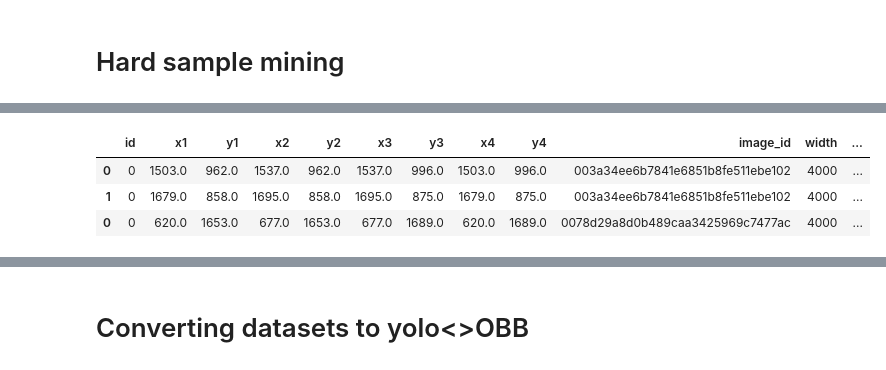
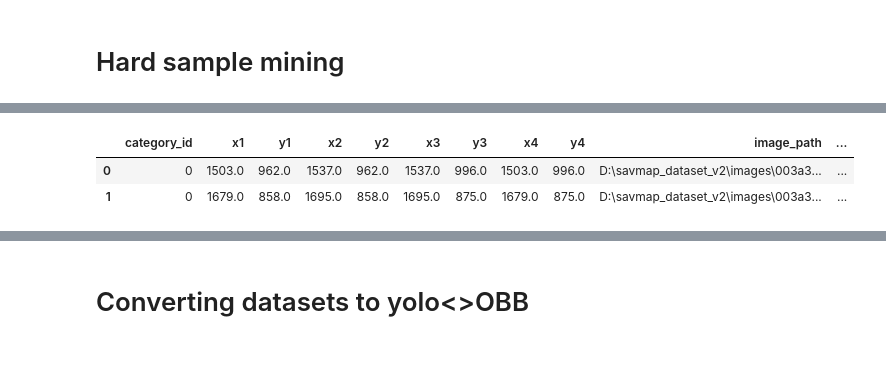
Before and after one commit to FadelMamar/datalabeling, a Jupyter notebook: notebooks/extra_datasets_creation.ipynb, the cells around one changed output, grey strips where cells are left out. Drawn from its saved outputs; the diff is of its cells as text; code cells hidden in the pictures.

```diff
--- a/notebooks/extra_datasets_creation.ipynb
+++ b/notebooks/extra_datasets_creation.ipynb
@@ -677,0 +605,9 @@ df_labels = pd.concat(df_list,axis=0)
+# %%
+# Define detector
+# to speed up inference on intel, make
+model = Detector(path_to_weights=r"C:\Users\FADELCO\OneDrive\Bureau\datalabeling\models\best_openvino_model",
+                confidence_threshold=0.1,
+                overlap_ratio=0.1,
+                tilesize=1280,
+                device='CPU',
+                is_yolo_obb=True)
@@ -677,0 +619,7 @@ df_labels = pd.concat(df_list,axis=0)
+# %%
+# load groundtruth
+with open(r"..\data\data_config.yaml",'r') as file:
+    yolo_config = yaml.load(file,Loader=yaml.FullLoader)
+
+train_images_path = [os.path.join(yolo_config['path'],yolo_config['train'][i]) for i in range(len(yolo_config['train']))]
+train_labels_path = [p.replace('images','labels') for p in train_images_path]
@@ -677,0 +630,5 @@ df_labels = pd.concat(df_list,axis=0)
+# %%
+df_results, df_labels, col_names = get_preds_targets(images_dirs=train_images_path,
+                                                  pred_results_dir=r"..\data",
+                                                  detector=model,
+                                                  load_results=False)
@@ -678,7 +649,6 @@ df_labels = pd.concat(df_list,axis=0)
 # %%
-df_labels.head(3)
+df_labels.head(2)
 # %% [output]
-|  | id | x1 | y1 | x2 | y2 | x3 | y3 | x4 | y4 | image_id | width | ... |
-| 0 | 0 | 1503.0 | 962.0 | 1537.0 | 962.0 | 1537.0 | 996.0 | 1503.0 | 996.0 | 003a34ee6b7841e6851b8fe511ebe102 | 4000 | ... |
-| 1 | 0 | 1679.0 | 858.0 | 1695.0 | 858.0 | 1695.0 | 875.0 | 1679.0 | 875.0 | 003a34ee6b7841e6851b8fe511ebe102 | 4000 | ... |
-| 0 | 0 | 620.0 | 1653.0 | 677.0 | 1653.0 | 677.0 | 1689.0 | 620.0 | 1689.0 | 0078d29a8d0b489caa3425969c7477ac | 4000 | ... |
+|  | category_id | x1 | y1 | x2 | y2 | x3 | y3 | x4 | y4 | image_path | ... |
+| 0 | 0 | 1503.0 | 962.0 | 1537.0 | 962.0 | 1537.0 | 996.0 | 1503.0 | 996.0 | D:\savmap_dataset_v2\images\003a3... | ... |
+| 1 | 0 | 1679.0 | 858.0 | 1695.0 | 858.0 | 1695.0 | 875.0 | 1679.0 | 875.0 | D:\savmap_dataset_v2\images\003a3... | ... |
```
Also changed, not shown: parts of 22 cells of this notebook.
